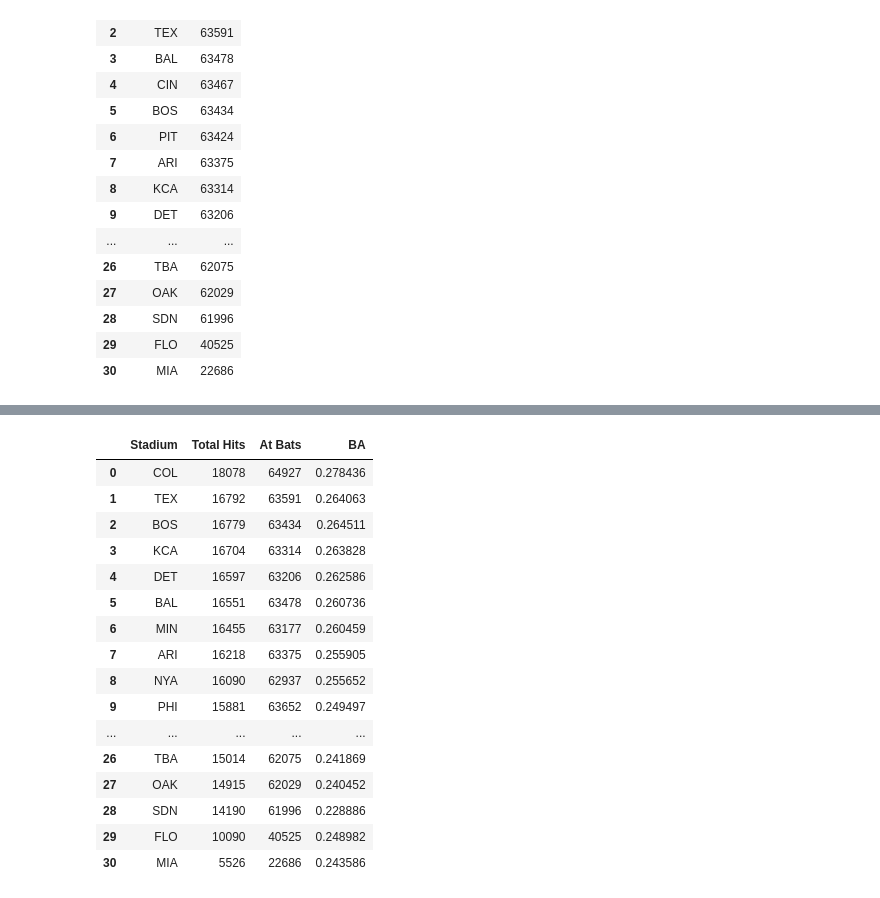
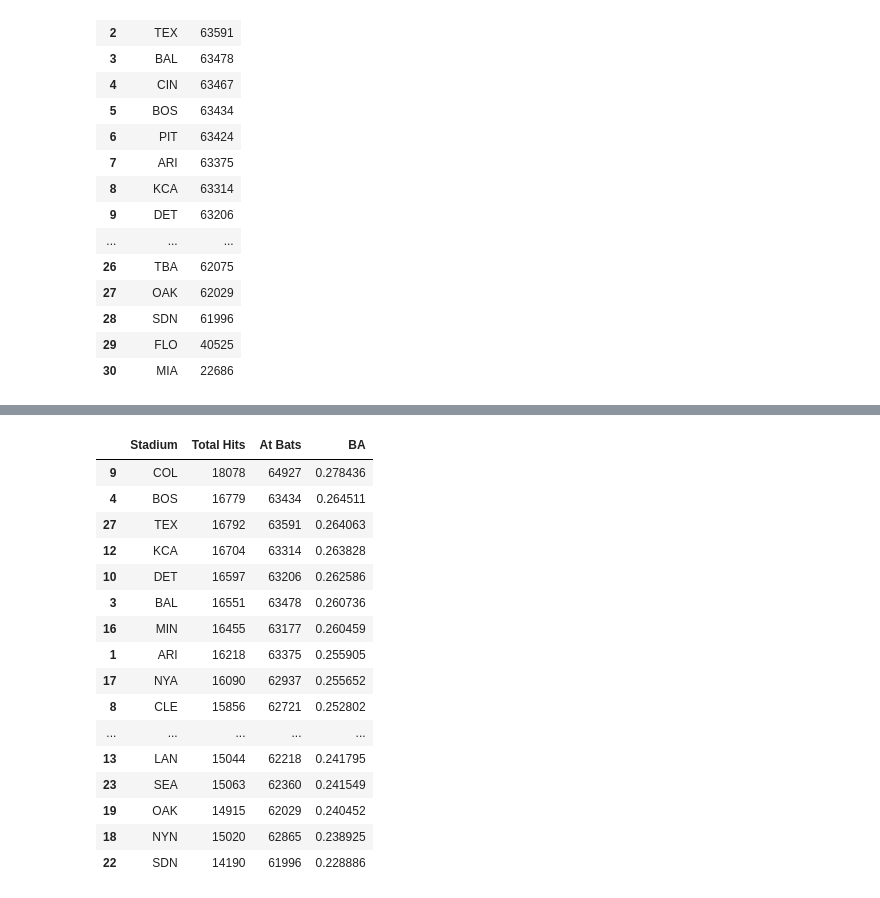
Before and after one commit to SamBusser30/Park_Factor-, a Jupyter notebook: Project_Code/Batting Average.ipynb, the cells around one changed output, grey strips where cells are left out. Drawn from its saved outputs; the diff is of its cells as text; code cells hidden in the pictures.

```diff
--- a/Project_Code/Batting Average.ipynb
+++ b/Project_Code/Batting Average.ipynb
@@ -210,26 +298,26 @@ BattingAverage = pd.merge(HitsData3, AtBatsData2, on='Stadium')
 # %%
 #Doing the calculation for batting average (Batting Average = Total Hits / Total At Bats)
 BattingAverage['BA'] = BattingAverage['Total Hits']/BattingAverage['At Bats']
-# %%
-BattingAverage
-# %% [output]
-|  | Stadium | Total Hits | At Bats | BA |
-| 0 | COL | 18078 | 64927 | 0.278436 |
-| 1 | TEX | 16792 | 63591 | 0.264063 |
-| 2 | BOS | 16779 | 63434 | 0.264511 |
-| 3 | KCA | 16704 | 63314 | 0.263828 |
-| 4 | DET | 16597 | 63206 | 0.262586 |
-| 5 | BAL | 16551 | 63478 | 0.260736 |
-| 6 | MIN | 16455 | 63177 | 0.260459 |
-| 7 | ARI | 16218 | 63375 | 0.255905 |
-| 8 | NYA | 16090 | 62937 | 0.255652 |
-| 9 | PHI | 15881 | 63652 | 0.249497 |
-| ... | ... | ... | ... | ... |
-| 26 | TBA | 15014 | 62075 | 0.241869 |
-| 27 | OAK | 14915 | 62029 | 0.240452 |
-| 28 | SDN | 14190 | 61996 | 0.228886 |
-| 29 | FLO | 10090 | 40525 | 0.248982 |
-| 30 | MIA | 5526 | 22686 | 0.243586 |
+# %%
+BattingAverage.sort_values('BA',ascending = False)
+# %% [output]
+|  | Stadium | Total Hits | At Bats | BA |
+| 9 | COL | 18078 | 64927 | 0.278436 |
+| 4 | BOS | 16779 | 63434 | 0.264511 |
+| 27 | TEX | 16792 | 63591 | 0.264063 |
+| 12 | KCA | 16704 | 63314 | 0.263828 |
+| 10 | DET | 16597 | 63206 | 0.262586 |
+| 3 | BAL | 16551 | 63478 | 0.260736 |
+| 16 | MIN | 16455 | 63177 | 0.260459 |
+| 1 | ARI | 16218 | 63375 | 0.255905 |
+| 17 | NYA | 16090 | 62937 | 0.255652 |
+| 8 | CLE | 15856 | 62721 | 0.252802 |
+| ... | ... | ... | ... | ... |
+| 13 | LAN | 15044 | 62218 | 0.241795 |
+| 23 | SEA | 15063 | 62360 | 0.241549 |
+| 19 | OAK | 14915 | 62029 | 0.240452 |
+| 18 | NYN | 15020 | 62865 | 0.238925 |
+| 22 | SDN | 14190 | 61996 | 0.228886 |
 # %%
 altitudes.columns = ['Stadium', 'Altitude']
 BattingAverage = pd.merge(BattingAverage, altitudes, on='Stadium')
```
Also changed, not shown: parts of 11 cells of this notebook.
